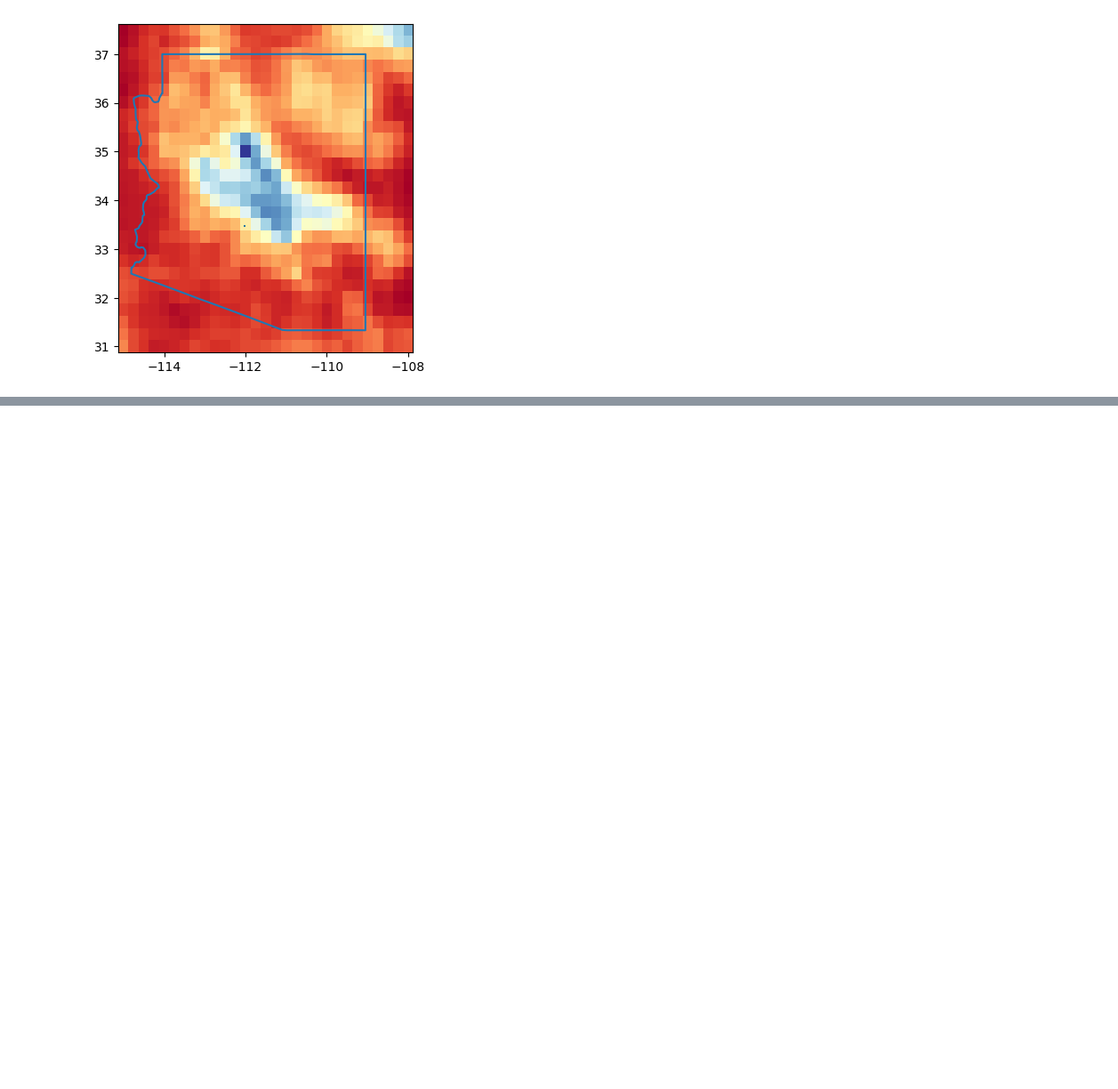
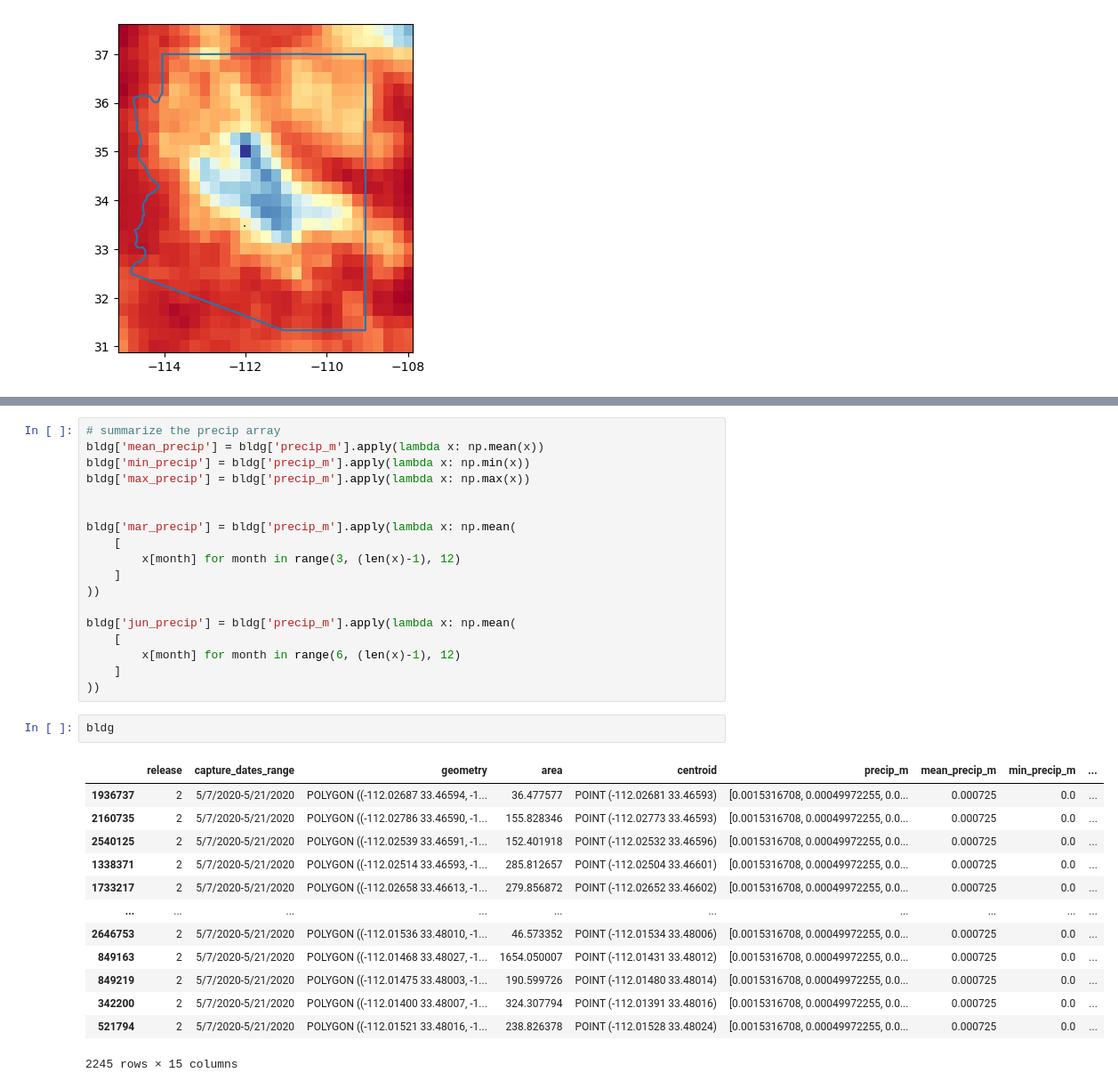
Before and after one commit to emersonw1/RainfallCollection, a Jupyter notebook: main.ipynb, the cells around one changed output, grey strips where cells are left out. Shown at 89% size. Saved outputs shown, nothing was run; the diff lists cells and outputs as text; blank space fills up the shorter version.

Commit message:
adding precip stats to buildings

```diff
--- a/main.ipynb
+++ b/main.ipynb
@@ -250,0 +248,34 @@ fig.colorbar(im1, cax=cax, orientation='vertical')
+# %%
+# summarize the precip array
+bldg['mean_precip'] = bldg['precip_m'].apply(lambda x: np.mean(x))
+bldg['min_precip'] = bldg['precip_m'].apply(lambda x: np.min(x))
+bldg['max_precip'] = bldg['precip_m'].apply(lambda x: np.max(x))
+
+
+bldg['mar_precip'] = bldg['precip_m'].apply(lambda x: np.mean(
+    [
+        x[month] for month in range(3, (len(x)-1), 12)
+    ]
+))
+
+bldg['jun_precip'] = bldg['precip_m'].apply(lambda x: np.mean(
+    [
+        x[month] for month in range(6, (len(x)-1), 12)
+    ]
+))
+# %%
+bldg
+# %% [output]
+|  | release | capture_dates_range | geometry | area | centroid | precip_m | mean_precip_m | min_precip_m | ... |
+| 1936737 | 2 | 5/7/2020-5/21/2020 | POLYGON ((-112.02687 33.46594, -1... | 36.477577 | POINT (-112.02681 33.46593) | [0.0015316708, 0.00049972255, 0.0... | 0.000725 | 0.0 | ... |
+| 2160735 | 2 | 5/7/2020-5/21/2020 | POLYGON ((-112.02786 33.46590, -1... | 155.828346 | POINT (-112.02773 33.46593) | [0.0015316708, 0.00049972255, 0.0... | 0.000725 | 0.0 | ... |
+| 2540125 | 2 | 5/7/2020-5/21/2020 | POLYGON ((-112.02539 33.46591, -1... | 152.401918 | POINT (-112.02532 33.46596) | [0.0015316708, 0.00049972255, 0.0... | 0.000725 | 0.0 | ... |
+| 1338371 | 2 | 5/7/2020-5/21/2020 | POLYGON ((-112.02514 33.46593, -1... | 285.812657 | POINT (-112.02504 33.46601) | [0.0015316708, 0.00049972255, 0.0... | 0.000725 | 0.0 | ... |
+| 1733217 | 2 | 5/7/2020-5/21/2020 | POLYGON ((-112.02658 33.46613, -1... | 279.856872 | POINT (-112.02652 33.46602) | [0.0015316708, 0.00049972255, 0.0... | 0.000725 | 0.0 | ... |
+| ... | ... | ... | ... | ... | ... | ... | ... | ... | ... |
+| 2646753 | 2 | 5/7/2020-5/21/2020 | POLYGON ((-112.01536 33.48010, -1... | 46.573352 | POINT (-112.01534 33.48006) | [0.0015316708, 0.00049972255, 0.0... | 0.000725 | 0.0 | ... |
+| 849163 | 2 | 5/7/2020-5/21/2020 | POLYGON ((-112.01468 33.48027, -1... | 1654.050007 | POINT (-112.01431 33.48012) | [0.0015316708, 0.00049972255, 0.0... | 0.000725 | 0.0 | ... |
+| 849219 | 2 | 5/7/2020-5/21/2020 | POLYGON ((-112.01475 33.48003, -1... | 190.599726 | POINT (-112.01480 33.48014) | [0.0015316708, 0.00049972255, 0.0... | 0.000725 | 0.0 | ... |
+| 342200 | 2 | 5/7/2020-5/21/2020 | POLYGON ((-112.01400 33.48007, -1... | 324.307794 | POINT (-112.01391 33.48016) | [0.0015316708, 0.00049972255, 0.0... | 0.000725 | 0.0 | ... |
+| 521794 | 2 | 5/7/2020-5/21/2020 | POLYGON ((-112.01521 33.48016, -1... | 238.826378 | POINT (-112.01528 33.48024) | [0.0015316708, 0.00049972255, 0.0... | 0.000725 | 0.0 | ... |
+2245 rows × 15 columns
```
Also changed, not shown: parts of 4 cells of this notebook.
